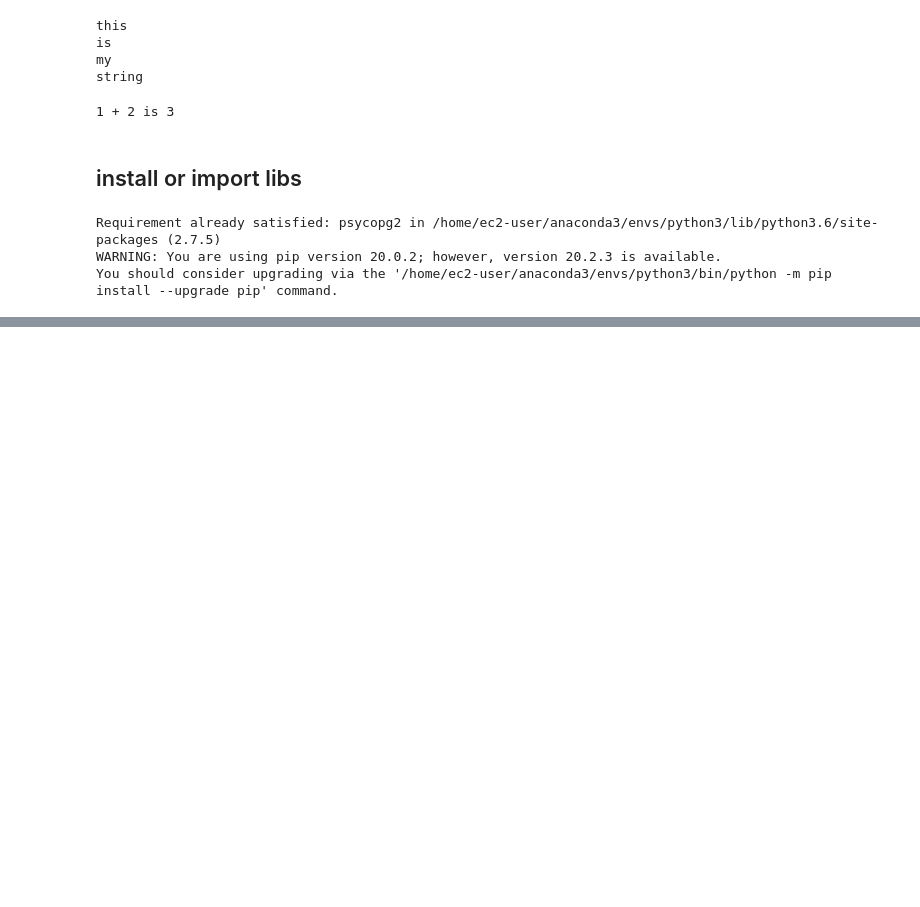
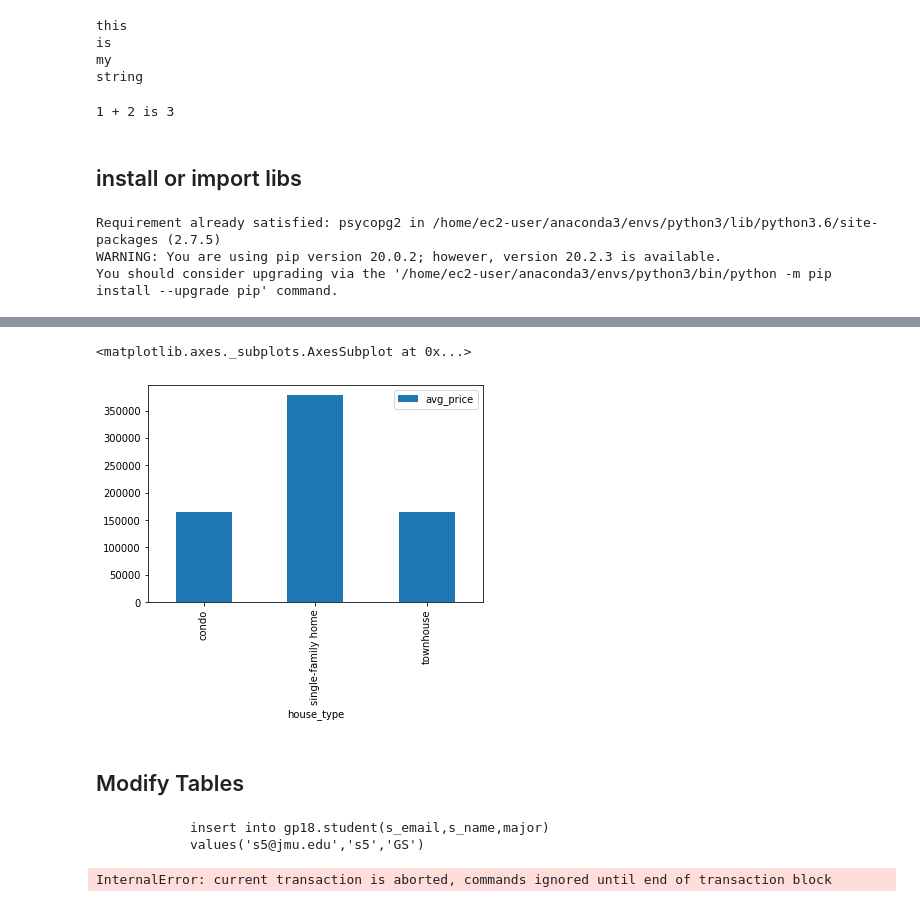
Before and after one commit to leximayss/ia340, a Jupyter notebook: lecture 4.ipynb, the cells around one changed output, grey strips where cells are left out. Saved outputs shown, nothing was run; the diff lists cells and outputs as text; code cells hidden in the pictures; blank space fills up the shorter version.

```diff
--- a/lecture 4.ipynb
+++ b/lecture 4.ipynb
@@ -34,0 +132,31 @@ import psycopg2
+# %%
+sql_avg_price_house_type = """
+                           select house_type,
+                           avg(price) as avg_price
+                           from public.house_price
+                           group by house_type
+                           order by house_type
+                           """
+# %%
+df = pandas.read_sql_query(sql_avg_price_house_type,conn)
+
+df.plot.bar (y='avg_price', x='house_type')
+# %% [output]
+<matplotlib.axes._subplots.AxesSubplot at 0x...>
+[figure, added]
+# %% [markdown]
+## Modify Tables
+# %%
+sql_insert= """
+            insert into gp18.student(s_email,s_name,major)
+            values('{}','{}','{}')
+            """.format('s5@jmu.edu','s5','GS')
+
+print(sql_insert)
+# %% [output]
+            insert into gp18.student(s_email,s_name,major)
+            values('s5@jmu.edu','s5','GS')
+# %%
+cur.execute(sql_insert)
+# %% [output]
+InternalError: current transaction is aborted, commands ignored until end of transaction block
```
Also changed, not shown: parts of 15 cells of this notebook.
